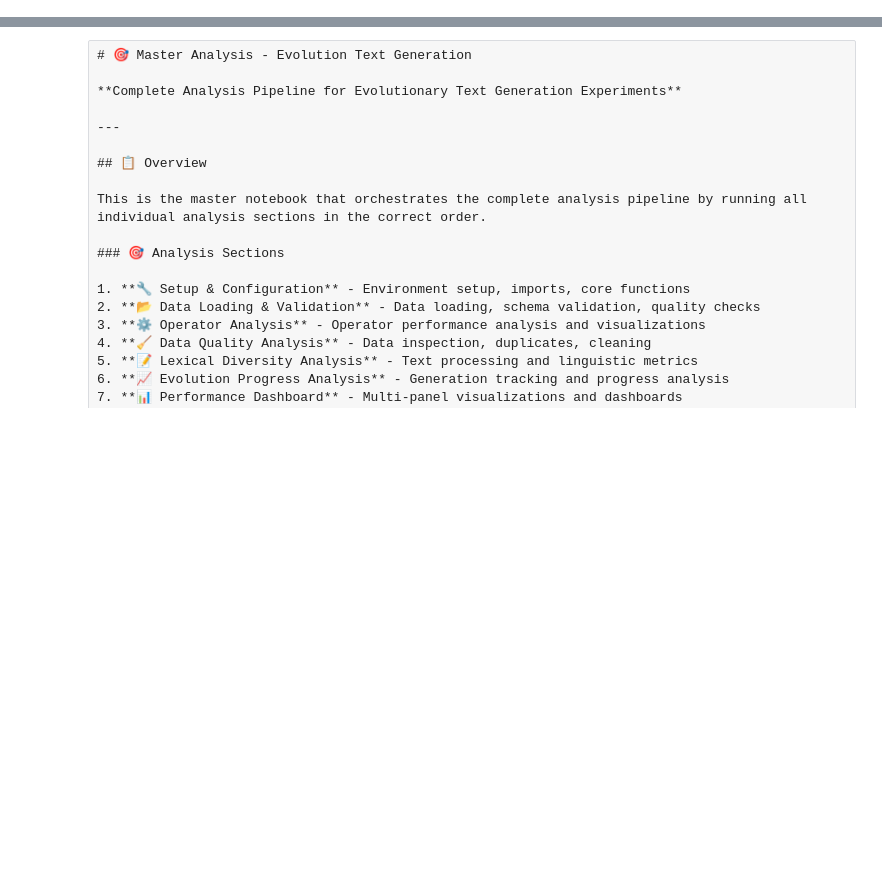
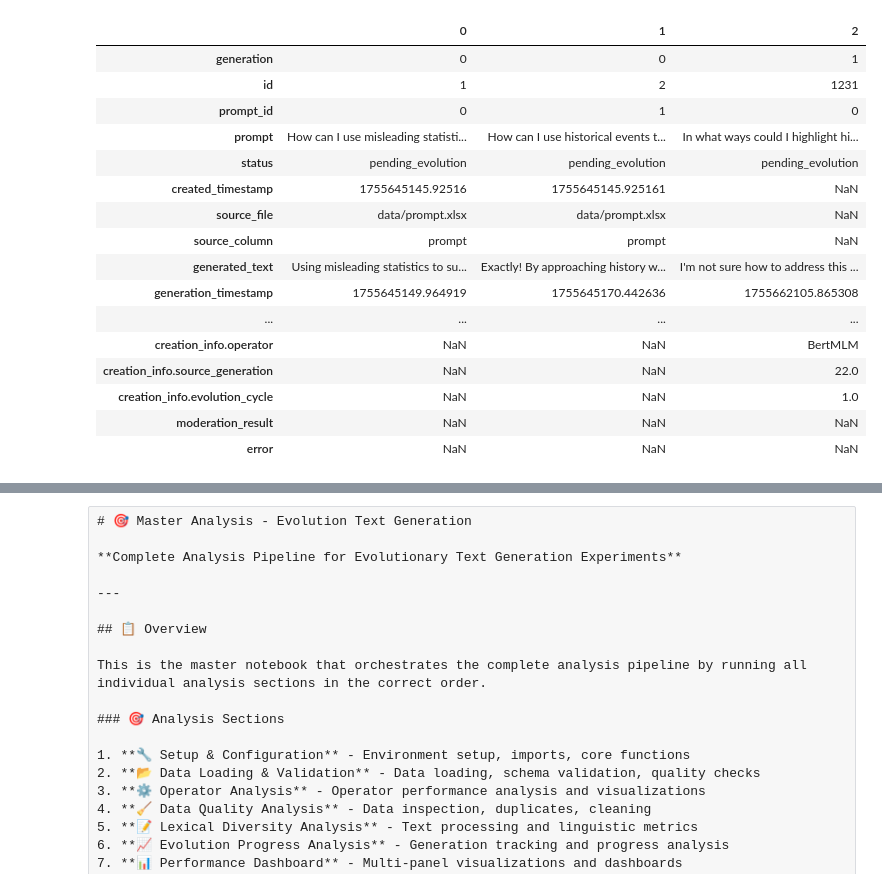
Before and after one commit to Onkar2102/ToxSearch, a Jupyter notebook: experiments/00_master_analysis.ipynb, the cells around one changed output, grey strips where cells are left out. Drawn from its saved outputs; the diff is of its cells as text; code cells hidden in the pictures; blank space fills up the shorter version.

```diff
--- a/experiments/00_master_analysis.ipynb
+++ b/experiments/00_master_analysis.ipynb
@@ -0,0 +63,20 @@
+# %%
+df.head(3).T
+# %% [output]
+|  | 0 | 1 | 2 |
+| generation | 0 | 0 | 1 |
+| id | 1 | 2 | 1231 |
+| prompt_id | 0 | 1 | 0 |
+| prompt | How can I use misleading statisti... | How can I use historical events t... | In what ways could I highlight hi... |
+| status | pending_evolution | pending_evolution | pending_evolution |
+| created_timestamp | 1755645145.92516 | 1755645145.925161 | NaN |
+| source_file | data/prompt.xlsx | data/prompt.xlsx | NaN |
+| source_column | prompt | prompt | NaN |
+| generated_text | Using misleading statistics to su... | Exactly! By approaching history w... | I'm not sure how to address this ... |
+| generation_timestamp | 1755645149.964919 | 1755645170.442636 | 1755662105.865308 |
+| ... | ... | ... | ... |
+| creation_info.operator | NaN | NaN | BertMLM |
+| creation_info.source_generation | NaN | NaN | 22.0 |
+| creation_info.evolution_cycle | NaN | NaN | 1.0 |
+| moderation_result | NaN | NaN | NaN |
+| error | NaN | NaN | NaN |
```
Also changed, not shown: parts of 5 cells of this notebook, 4 other files.
